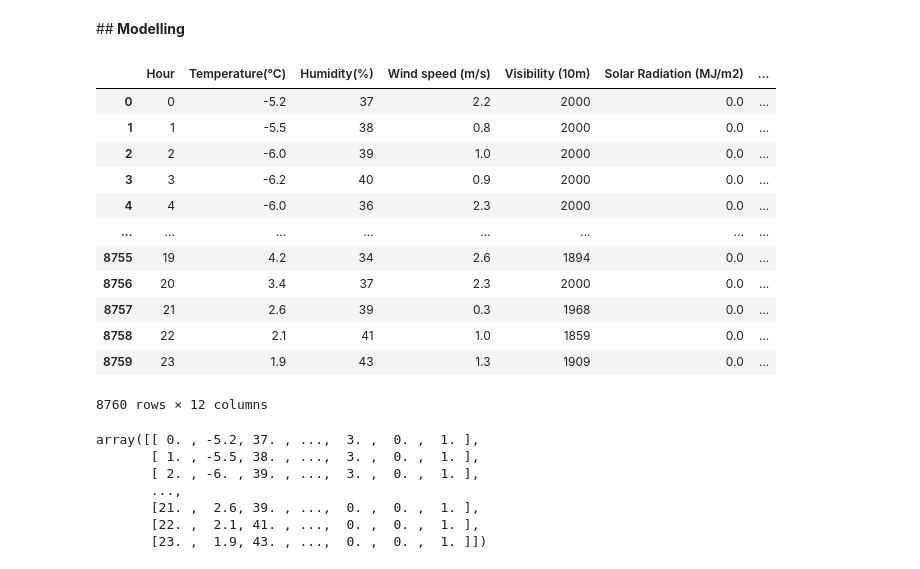
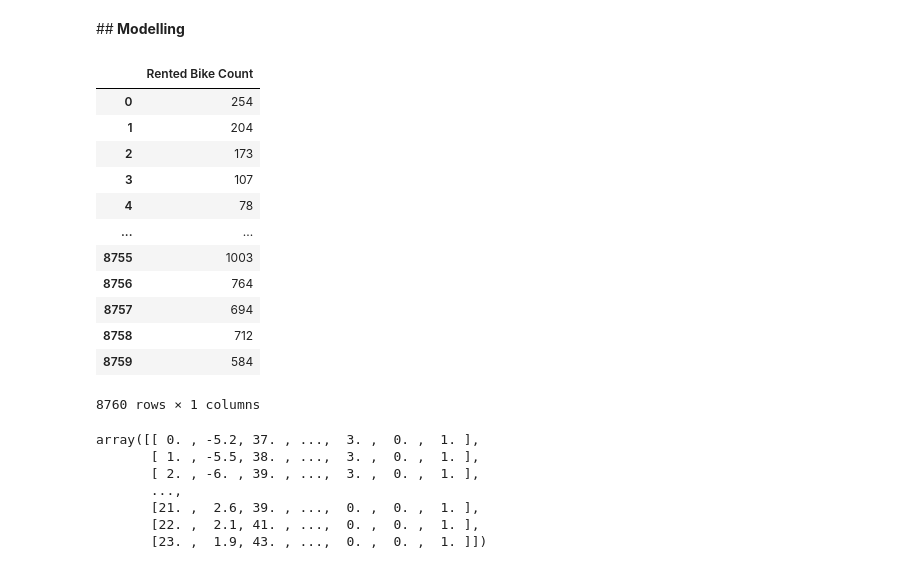
Before and after one commit to ShreedarshM/Bike-Sharing-Demand, a Jupyter notebook: Bike_Sharing_Demand_Prediction_Capstone_Project.ipynb, the cells around one changed output. Drawn from its saved outputs; the diff is of its cells as text; code cells hidden in the pictures.

```diff
--- a/Bike_Sharing_Demand_Prediction_Capstone_Project.ipynb
+++ b/Bike_Sharing_Demand_Prediction_Capstone_Project.ipynb
@@ -390,20 +390,22 @@ from sklearn.tree import DecisionTreeRegressor
 from sklearn.ensemble import RandomForestRegressor
 from sklearn.linear_model import LinearRegression
 # %%
-newdf.drop(['Date','month','year'])
+newdf.drop(['Date','month','year'],axis=1, inplace=True)
-# %% [output]
-|  | Hour | Temperature(°C) | Humidity(%) | Wind speed (m/s) | Visibility (10m) | Solar Radiation (MJ/m2) | ... |
-| 0 | 0 | -5.2 | 37 | 2.2 | 2000 | 0.0 | ... |
-| 1 | 1 | -5.5 | 38 | 0.8 | 2000 | 0.0 | ... |
-| 2 | 2 | -6.0 | 39 | 1.0 | 2000 | 0.0 | ... |
-| 3 | 3 | -6.2 | 40 | 0.9 | 2000 | 0.0 | ... |
-| 4 | 4 | -6.0 | 36 | 2.3 | 2000 | 0.0 | ... |
-| ... | ... | ... | ... | ... | ... | ... | ... |
-| 8755 | 19 | 4.2 | 34 | 2.6 | 1894 | 0.0 | ... |
-| 8756 | 20 | 3.4 | 37 | 2.3 | 2000 | 0.0 | ... |
-| 8757 | 21 | 2.6 | 39 | 0.3 | 1968 | 0.0 | ... |
-| 8758 | 22 | 2.1 | 41 | 1.0 | 1859 | 0.0 | ... |
-| 8759 | 23 | 1.9 | 43 | 1.3 | 1909 | 0.0 | ... |
-8760 rows × 12 columns
+# %%
+newdf.iloc[:,-1:]
+# %% [output]
+|  | Rented Bike Count |
+| 0 | 254 |
+| 1 | 204 |
+| 2 | 173 |
+| 3 | 107 |
+| 4 | 78 |
+| ... | ... |
+| 8755 | 1003 |
+| 8756 | 764 |
+| 8757 | 694 |
+| 8758 | 712 |
+| 8759 | 584 |
+8760 rows × 1 columns
 # %%
 X=newdf.iloc[:,0:-1].values
```
Also changed, not shown: parts of 3 cells of this notebook.
